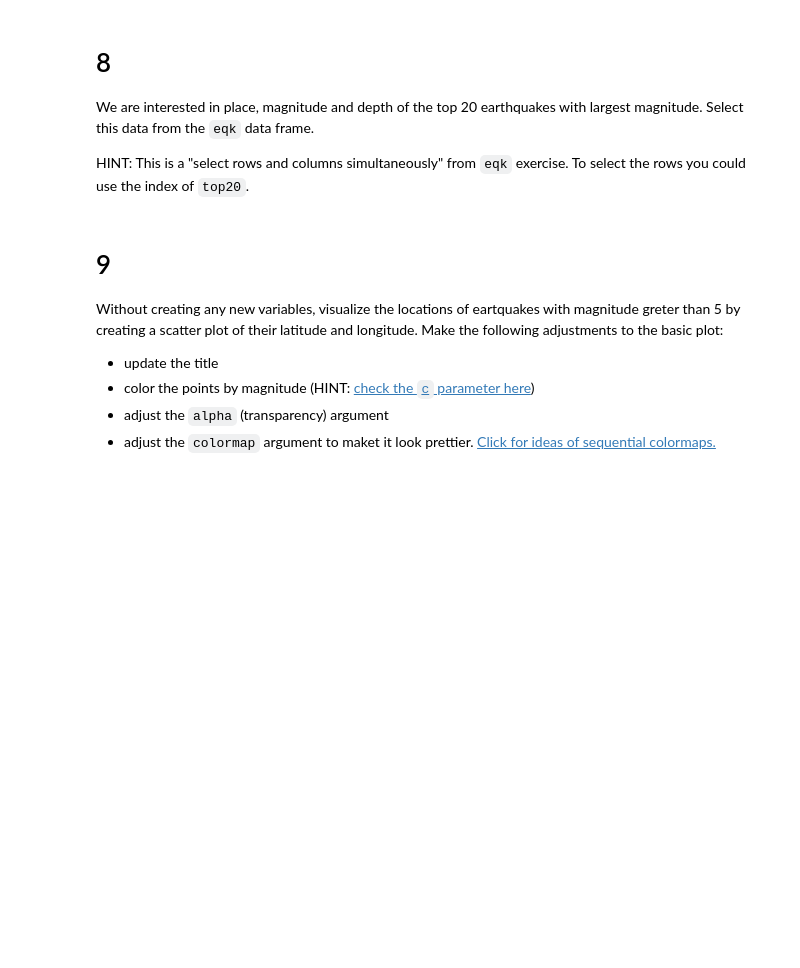
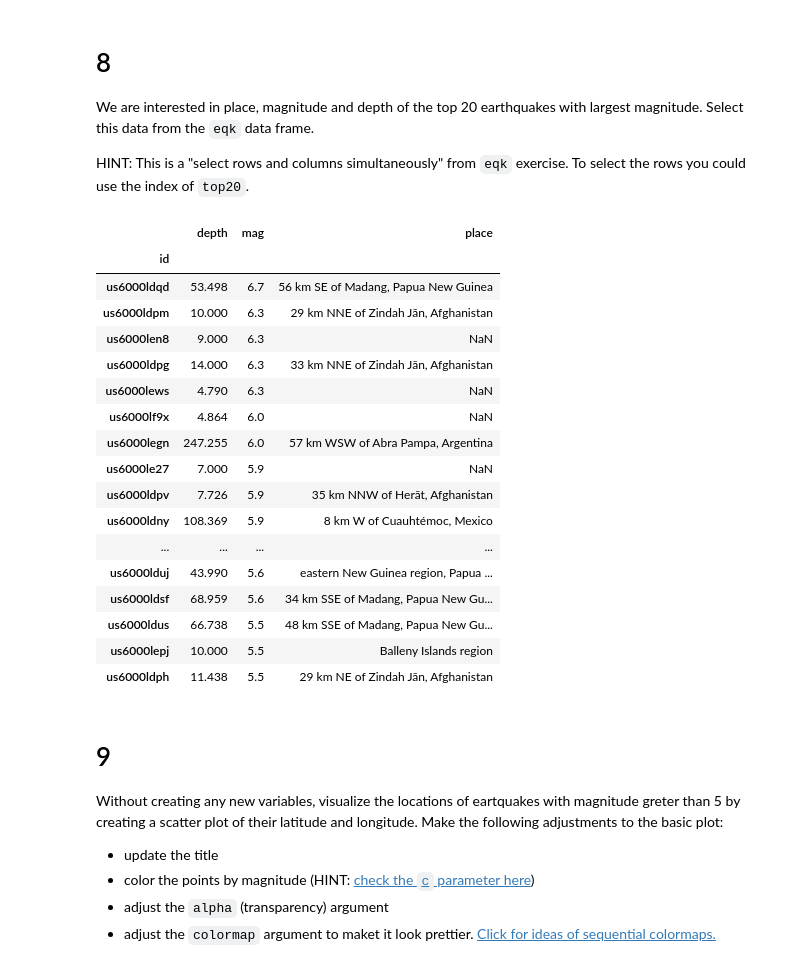
Before and after one commit to BenVerst/eds220-hwk-1, a Jupyter notebook: hwk1-task4.ipynb, the cells around one changed output. Saved outputs shown, nothing was run; the diff lists cells and outputs as text; code cells hidden in the pictures; blank space fills up the shorter version.

```diff
--- a/hwk1-task4.ipynb
+++ b/hwk1-task4.ipynb
@@ -163,3 +178,29 @@ HINT: This is a "select rows and columns simultaneously" from `eqk` exercise. To
+# %%
+#Sorts the mag values in decending order and stores the data frame as magsort
+magsort = eqk.sort_values('mag', ascending = False)
+
+#uses iloc to select the top 20 rows and specified columns from the magsort data frame.
+top_20 = magsort.iloc[ 1:21, [3, 4, 12]]
+top_20
+# %% [output]
+|  | depth | mag | place |
+| id |  |  |  |
+| us6000ldqd | 53.498 | 6.7 | 56 km SE of Madang, Papua New Guinea |
+| us6000ldpm | 10.000 | 6.3 | 29 km NNE of Zindah Jān, Afghanistan |
+| us6000len8 | 9.000 | 6.3 | NaN |
+| us6000ldpg | 14.000 | 6.3 | 33 km NNE of Zindah Jān, Afghanistan |
+| us6000lews | 4.790 | 6.3 | NaN |
+| us6000lf9x | 4.864 | 6.0 | NaN |
+| us6000legn | 247.255 | 6.0 | 57 km WSW of Abra Pampa, Argentina |
+| us6000le27 | 7.000 | 5.9 | NaN |
+| us6000ldpv | 7.726 | 5.9 | 35 km NNW of Herāt, Afghanistan |
+| us6000ldny | 108.369 | 5.9 | 8 km W of Cuauhtémoc, Mexico |
+| ... | ... | ... | ... |
+| us6000lduj | 43.990 | 5.6 | eastern New Guinea region, Papua ... |
+| us6000ldsf | 68.959 | 5.6 | 34 km SSE of Madang, Papua New Gu... |
+| us6000ldus | 66.738 | 5.5 | 48 km SSE of Madang, Papua New Gu... |
+| us6000lepj | 10.000 | 5.5 | Balleny Islands region |
+| us6000ldph | 11.438 | 5.5 | 29 km NE of Zindah Jān, Afghanistan |
 # %% [markdown]
 # 9
 
```
Also changed, not shown: parts of 4 cells of this notebook.
